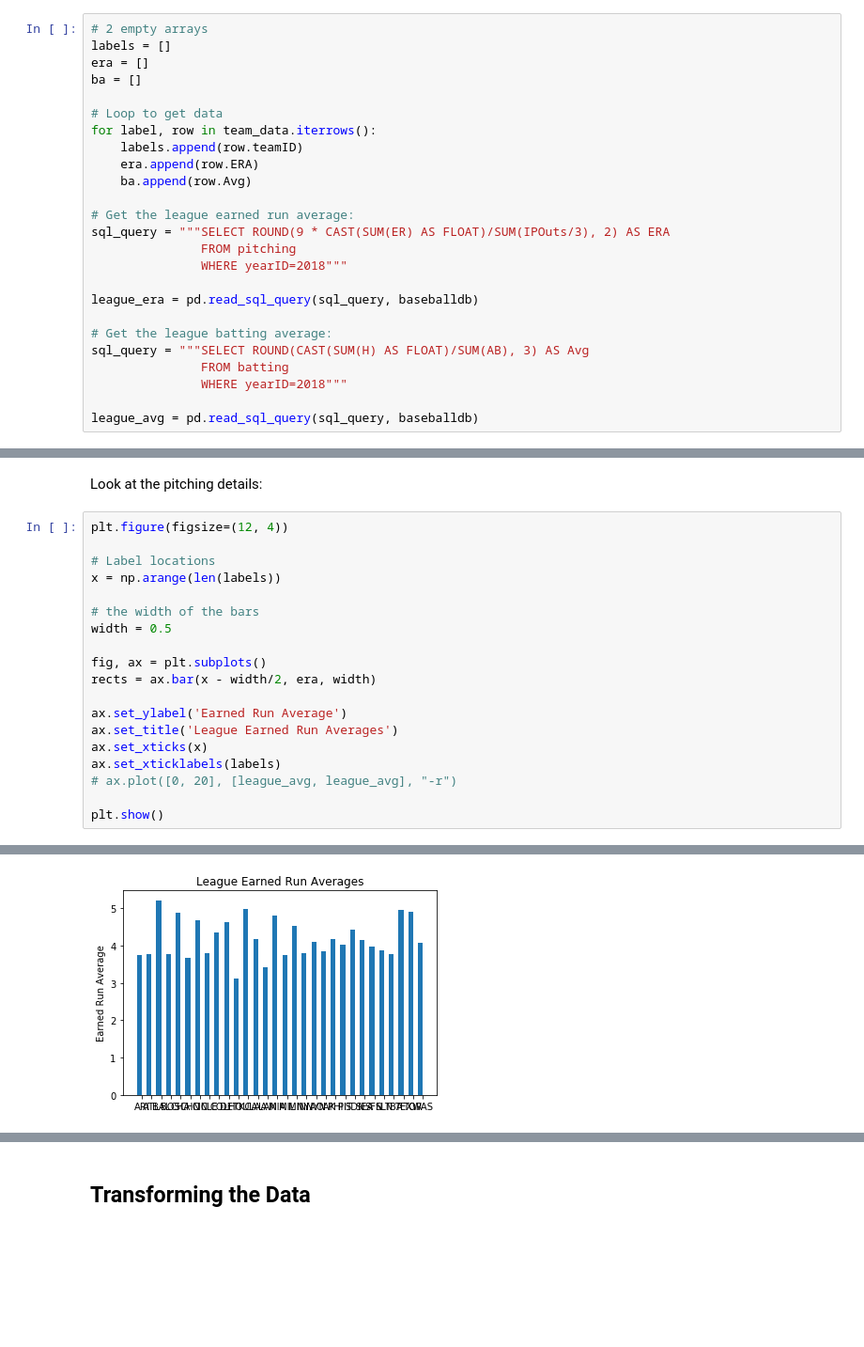
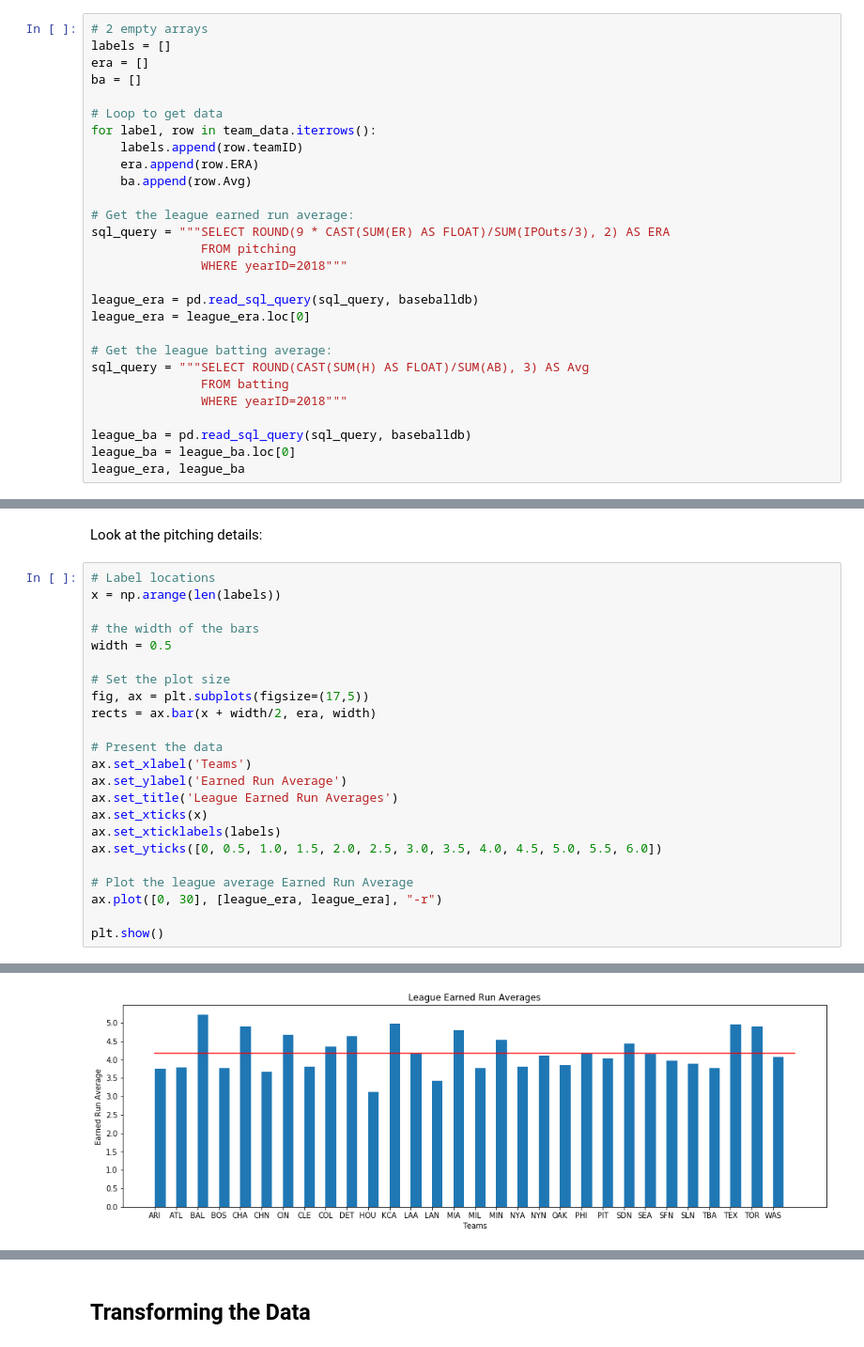
Before and after one commit to robertfg/python-class-project, a Jupyter notebook: python-class-project.ipynb, the cells around one changed output, grey strips where cells are left out. Shown at 94% size. Cells and saved outputs as stored; diff of their text form; blank space fills up the shorter version.

Commit message:
Revised bar charts

```diff
--- a/python-class-project.ipynb
+++ b/python-class-project.ipynb
@@ -445,10 +445,13 @@ sql_query = """SELECT ROUND(9 * CAST(SUM(ER) AS FLOAT)/SUM(IPOuts/3), 2) AS ERA
                WHERE yearID=2018"""
 
 league_era = pd.read_sql_query(sql_query, baseballdb)
+league_era = league_era.loc[0]
 
 # Get the league batting average:
 sql_query = """SELECT ROUND(CAST(SUM(H) AS FLOAT)/SUM(AB), 3) AS Avg
                FROM batting
                WHERE yearID=2018"""
 
-league_avg = pd.read_sql_query(sql_query, baseballdb)
+league_ba = pd.read_sql_query(sql_query, baseballdb)
+league_ba = league_ba.loc[0]
+league_era, league_ba
@@ -455,22 +462,26 @@ league_avg = pd.read_sql_query(sql_query, baseballdb)
 # %% [markdown]
 Look at the pitching details:
 # %%
-plt.figure(figsize=(12, 4))
-
 # Label locations
 x = np.arange(len(labels))
 
 # the width of the bars
 width = 0.5
 
-fig, ax = plt.subplots()
-rects = ax.bar(x - width/2, era, width)
+# Set the plot size
+fig, ax = plt.subplots(figsize=(17,5))
+rects = ax.bar(x + width/2, era, width)
 
+# Present the data
+ax.set_xlabel('Teams')
 ax.set_ylabel('Earned Run Average')
 ax.set_title('League Earned Run Averages')
 ax.set_xticks(x)
 ax.set_xticklabels(labels)
-# ax.plot([0, 20], [league_avg, league_avg], "-r")
+ax.set_yticks([0, 0.5, 1.0, 1.5, 2.0, 2.5, 3.0, 3.5, 4.0, 4.5, 5.0, 5.5, 6.0])
+
+# Plot the league average Earned Run Average
+ax.plot([0, 30], [league_era, league_era], "-r")
 
 plt.show()
 # %% [output]
@@ -478 +488 @@ plt.show()
-[figure, old version]
+[figure, new version]
```
Also changed, not shown: parts of 12 cells of this notebook.
